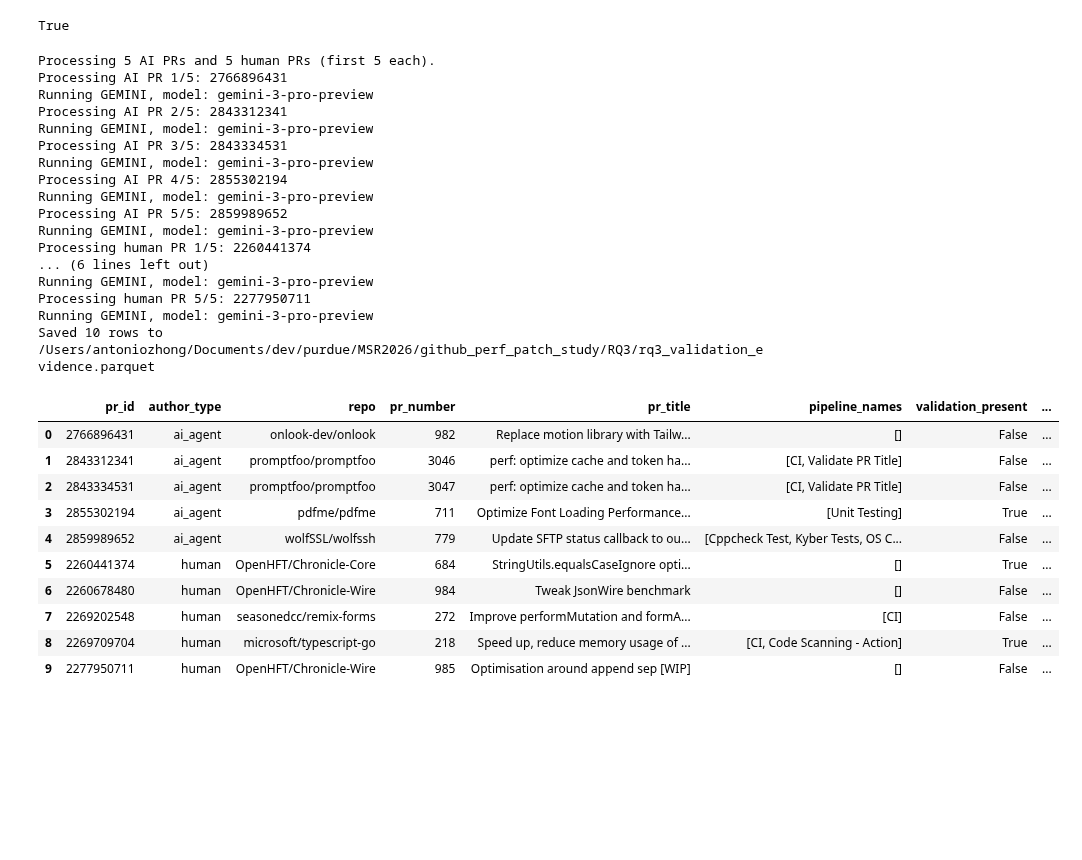
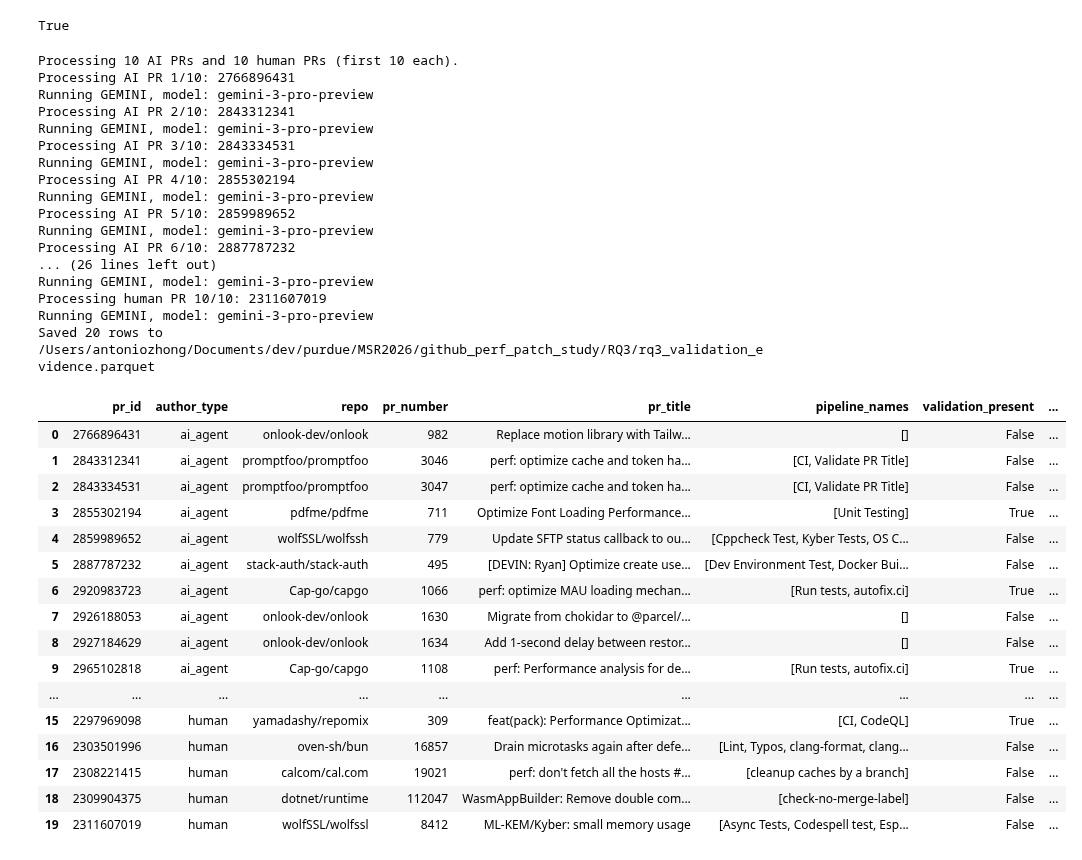
Before and after one commit to PurdueDualityLab/github_perf_patch_study, a Jupyter notebook: RQ3/main.ipynb, the cells around one changed output. Drawn from its saved outputs; the diff is of its cells as text; code cells hidden in the pictures; blank space fills up the shorter version.

Commit message:
Update main.ipynb to process 10 AI and 10 human PRs, adjust execution counts, and enhance output logging. Modify validation evidence table to include additional entries and improve data display.

```diff
--- a/RQ3/main.ipynb
+++ b/RQ3/main.ipynb
@@ -268,10 +268,11 @@ records = []
 ai_core = load_pr_core("ai")
 human_core = load_pr_core("human")
 
-ai_ids = list(pr_ids_from_commits("ai", limit=5))
-human_ids = list(pr_ids_from_commits("human", limit=5))
-print(f"Processing {len(ai_ids)} AI PRs and {len(human_ids)} human PRs (first 5 each).")
+limit = 10
 
+ai_ids = list(pr_ids_from_commits("ai", limit=limit))
+human_ids = list(pr_ids_from_commits("human", limit=limit))
+print(f"Processing {len(ai_ids)} AI PRs and {len(human_ids)} human PRs (first {limit} each).")
 for idx, pr_id in enumerate(ai_ids, 1):
     print(f"Processing AI PR {idx}/{len(ai_ids)}: {pr_id}")
     try:
@@ -321,40 +322,46 @@ df = pd.DataFrame(records)
 df.to_parquet(out_path, index=False)
 print(f"Saved {len(df)} rows to {out_path}")
 # %% [output]
-Processing 5 AI PRs and 5 human PRs (first 5 each).
-Processing AI PR 1/5: 2766896431
+Processing 10 AI PRs and 10 human PRs (first 10 each).
+Processing AI PR 1/10: 2766896431
 Running GEMINI, model: gemini-3-pro-preview
-Processing AI PR 2/5: 2843312341
+Processing AI PR 2/10: 2843312341
 Running GEMINI, model: gemini-3-pro-preview
-Processing AI PR 3/5: 2843334531
+Processing AI PR 3/10: 2843334531
 Running GEMINI, model: gemini-3-pro-preview
-Processing AI PR 4/5: 2855302194
+Processing AI PR 4/10: 2855302194
 Running GEMINI, model: gemini-3-pro-preview
-Processing AI PR 5/5: 2859989652
+Processing AI PR 5/10: 2859989652
 Running GEMINI, model: gemini-3-pro-preview
-Processing human PR 1/5: 2260441374
-... (6 lines left out)
+Processing AI PR 6/10: 2887787232
+... (26 lines left out)
 Running GEMINI, model: gemini-3-pro-preview
-Processing human PR 5/5: 2277950711
+Processing human PR 10/10: 2311607019
 Running GEMINI, model: gemini-3-pro-preview
-Saved 10 rows to /Users/antoniozhong/Documents/dev/purdue/MSR2026/github_perf_patch_study/RQ3/rq3_validation_evidence.parquet
+Saved 20 rows to /Users/antoniozhong/Documents/dev/purdue/MSR2026/github_perf_patch_study/RQ3/rq3_validation_evidence.parquet
 # %%
 pd.set_option("display.max_colwidth", None)
 pd.set_option("display.expand_frame_repr", True)
 pd.set_option("display.max_rows", None)
 pd.set_option("display.max_columns", None)
 
 data_temp = pd.read_parquet(out_path)
-data_temp.head(10)
+data_temp.head(20)
 # %% [output]
 |  | pr_id | author_type | repo | pr_number | pr_title | pipeline_names | validation_present | ... |
 | 0 | 2766896431 | ai_agent | onlook-dev/onlook | 982 | Replace motion library with Tailw... | [] | False | ... |
 | 1 | 2843312341 | ai_agent | promptfoo/promptfoo | 3046 | perf: optimize cache and token ha... | [CI, Validate PR Title] | False | ... |
 | 2 | 2843334531 | ai_agent | promptfoo/promptfoo | 3047 | perf: optimize cache and token ha... | [CI, Validate PR Title] | False | ... |
 | 3 | 2855302194 | ai_agent | pdfme/pdfme | 711 | Optimize Font Loading Performance... | [Unit Testing] | True | ... |
 | 4 | 2859989652 | ai_agent | wolfSSL/wolfssh | 779 | Update SFTP status callback to ou... | [Cppcheck Test, Kyber Tests, OS C... | False | ... |
-| 5 | 2260441374 | human | OpenHFT/Chronicle-Core | 684 | StringUtils.equalsCaseIgnore opti... | [] | True | ... |
-| 6 | 2260678480 | human | OpenHFT/Chronicle-Wire | 984 | Tweak JsonWire benchmark | [] | False | ... |
-| 7 | 2269202548 | human | seasonedcc/remix-forms | 272 | Improve performMutation and formA... | [CI] | False | ... |
-| 8 | 2269709704 | human | microsoft/typescript-go | 218 | Speed up, reduce memory usage of ... | [CI, Code Scanning - Action] | True | ... |
-| 9 | 2277950711 | human | OpenHFT/Chronicle-Wire | 985 | Optimisation around append sep [WIP] | [] | False | ... |
+| 5 | 2887787232 | ai_agent | stack-auth/stack-auth | 495 | [DEVIN: Ryan] Optimize create use... | [Dev Environment Test, Docker Bui... | False | ... |
+| 6 | 2920983723 | ai_agent | Cap-go/capgo | 1066 | perf: optimize MAU loading mechan... | [Run tests, autofix.ci] | True | ... |
+| 7 | 2926188053 | ai_agent | onlook-dev/onlook | 1630 | Migrate from chokidar to @parcel/... | [] | False | ... |
+| 8 | 2927184629 | ai_agent | onlook-dev/onlook | 1634 | Add 1-second delay between restor... | [] | False | ... |
+| 9 | 2965102818 | ai_agent | Cap-go/capgo | 1108 | perf: Performance analysis for de... | [Run tests, autofix.ci] | True | ... |
+| ... | ... | ... | ... | ... | ... | ... | ... | ... |
+| 15 | 2297969098 | human | yamadashy/repomix | 309 | feat(pack): Performance Optimizat... | [CI, CodeQL] | True | ... |
+| 16 | 2303501996 | human | oven-sh/bun | 16857 | Drain microtasks again after defe... | [Lint, Typos, clang-format, clang... | False | ... |
+| 17 | 2308221415 | human | calcom/cal.com | 19021 | perf: don't fetch all the hosts #... | [cleanup caches by a branch] | False | ... |
+| 18 | 2309904375 | human | dotnet/runtime | 112047 | WasmAppBuilder: Remove double com... | [check-no-merge-label] | False | ... |
+| 19 | 2311607019 | human | wolfSSL/wolfssl | 8412 | ML-KEM/Kyber: small memory usage | [Async Tests, Codespell test, Esp... | False | ... |
```
Also changed, not shown: 1 other file.
